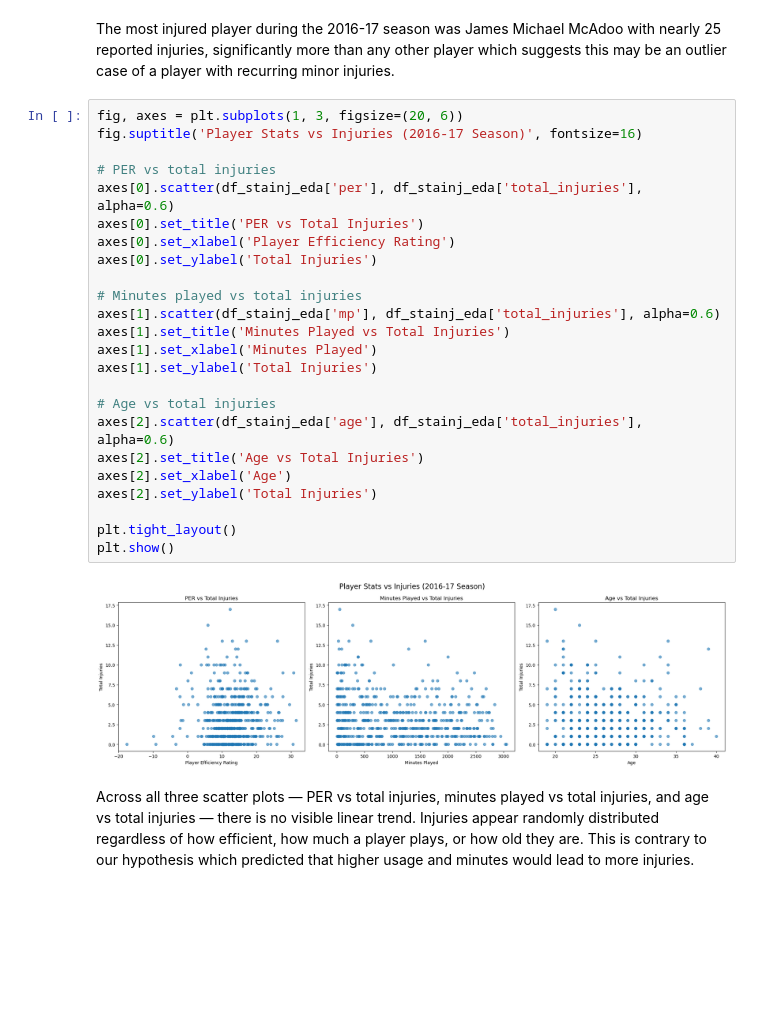
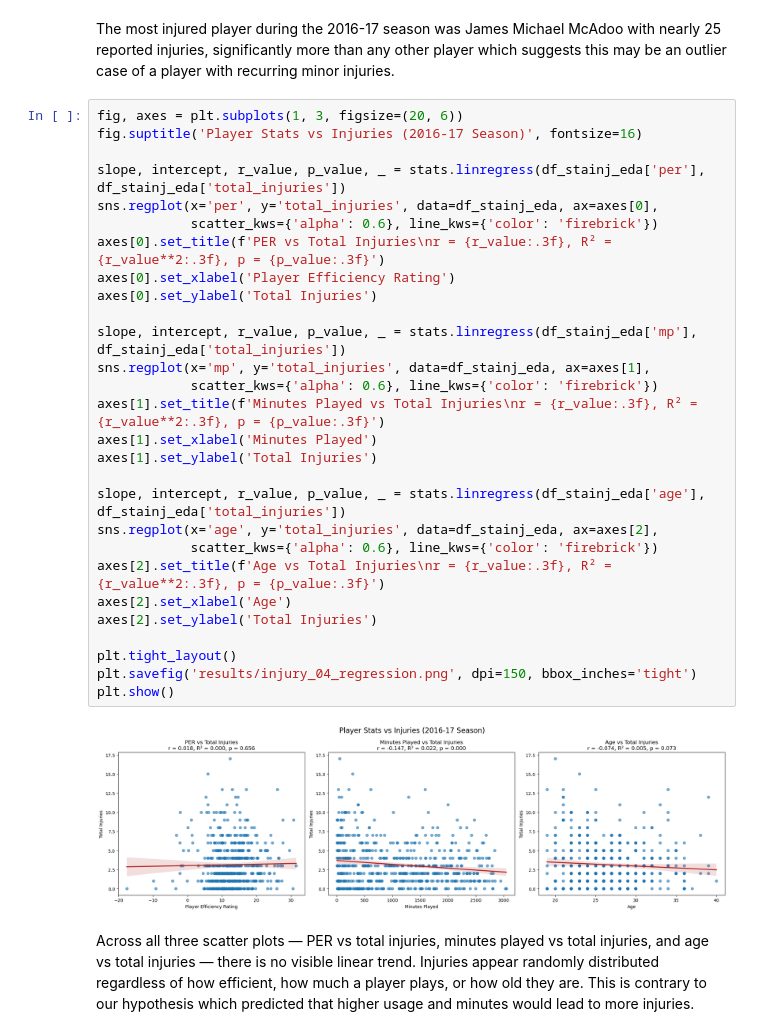
Before and after one commit to COGS108/Group122_WI26, a Jupyter notebook: 02-EDACheckpoint.ipynb, the cells around one changed output. Drawn from its saved outputs; the diff is of its cells as text; blank space fills up the shorter version.

Commit message:
saving plot with analyses and bringing over to final

```diff
--- a/02-EDACheckpoint.ipynb
+++ b/02-EDACheckpoint.ipynb
@@ -680,29 +695,33 @@ The most injured player during the 2016-17 season was James Michael McAdoo with
 # %%
 fig, axes = plt.subplots(1, 3, figsize=(20, 6))
 fig.suptitle('Player Stats vs Injuries (2016-17 Season)', fontsize=16)
 
-# PER vs total injuries
-axes[0].scatter(df_stainj_eda['per'], df_stainj_eda['total_injuries'], alpha=0.6)
-axes[0].set_title('PER vs Total Injuries')
+slope, intercept, r_value, p_value, _ = stats.linregress(df_stainj_eda['per'], df_stainj_eda['total_injuries'])
+sns.regplot(x='per', y='total_injuries', data=df_stainj_eda, ax=axes[0],
+            scatter_kws={'alpha': 0.6}, line_kws={'color': 'firebrick'})
+axes[0].set_title(f'PER vs Total Injuries\nr = {r_value:.3f}, R² = {r_value**2:.3f}, p = {p_value:.3f}')
 axes[0].set_xlabel('Player Efficiency Rating')
 axes[0].set_ylabel('Total Injuries')
 
-# Minutes played vs total injuries
-axes[1].scatter(df_stainj_eda['mp'], df_stainj_eda['total_injuries'], alpha=0.6)
-axes[1].set_title('Minutes Played vs Total Injuries')
+slope, intercept, r_value, p_value, _ = stats.linregress(df_stainj_eda['mp'], df_stainj_eda['total_injuries'])
+sns.regplot(x='mp', y='total_injuries', data=df_stainj_eda, ax=axes[1],
+            scatter_kws={'alpha': 0.6}, line_kws={'color': 'firebrick'})
+axes[1].set_title(f'Minutes Played vs Total Injuries\nr = {r_value:.3f}, R² = {r_value**2:.3f}, p = {p_value:.3f}')
 axes[1].set_xlabel('Minutes Played')
 axes[1].set_ylabel('Total Injuries')
 
-# Age vs total injuries
-axes[2].scatter(df_stainj_eda['age'], df_stainj_eda['total_injuries'], alpha=0.6)
-axes[2].set_title('Age vs Total Injuries')
+slope, intercept, r_value, p_value, _ = stats.linregress(df_stainj_eda['age'], df_stainj_eda['total_injuries'])
+sns.regplot(x='age', y='total_injuries', data=df_stainj_eda, ax=axes[2],
+            scatter_kws={'alpha': 0.6}, line_kws={'color': 'firebrick'})
+axes[2].set_title(f'Age vs Total Injuries\nr = {r_value:.3f}, R² = {r_value**2:.3f}, p = {p_value:.3f}')
 axes[2].set_xlabel('Age')
 axes[2].set_ylabel('Total Injuries')
 
 plt.tight_layout()
+plt.savefig('results/injury_04_regression.png', dpi=150, bbox_inches='tight')
 plt.show()
 # %% [output]
-[figure, old version]
+[figure, new version]
 # %% [markdown]
 Across all three scatter plots — PER vs total injuries, minutes played vs total injuries, and age vs total injuries — there is no visible linear trend. Injuries appear randomly distributed regardless of how efficient, how much a player plays, or how old they are. This is contrary to our hypothesis which predicted that higher usage and minutes would lead to more injuries.
 # %% [markdown]
```
Also changed, not shown: parts of 3 cells of this notebook.
